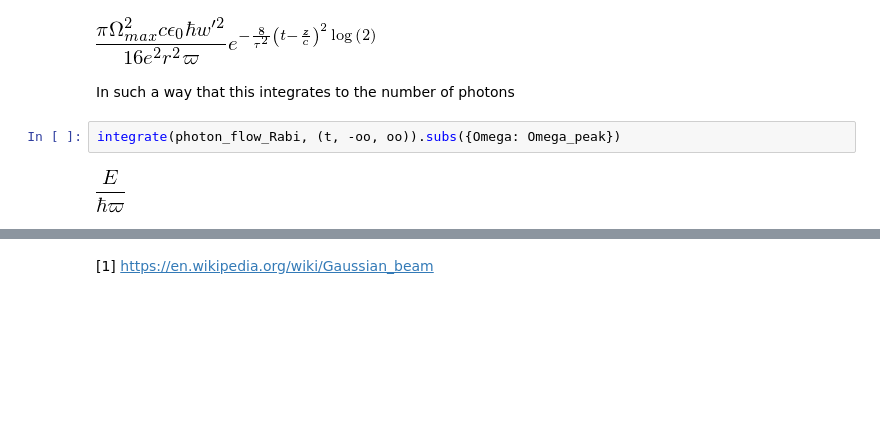
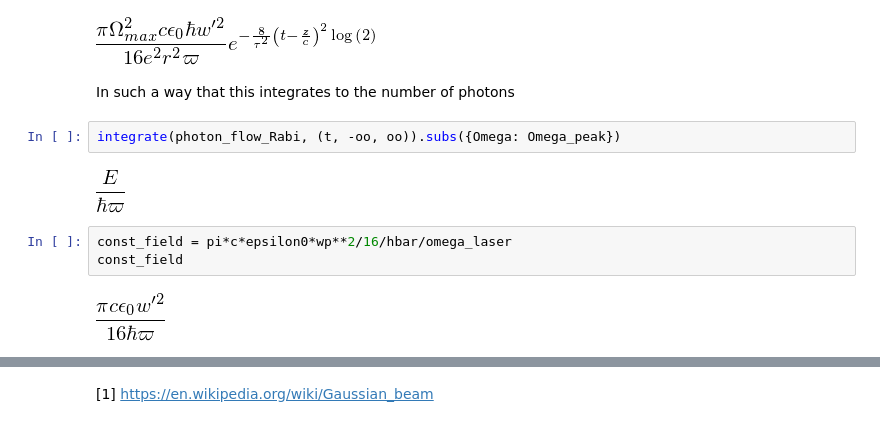
Before and after one commit to oscarlazoarjona/quantum_memories, a Jupyter notebook: examples/Measuring Rabi frequencies.ipynb, the cells around one changed output, grey strips where cells are left out. Cells and saved outputs as stored; diff of their text form; blank space fills up the shorter version.

```diff
--- a/examples/Measuring Rabi frequencies.ipynb
+++ b/examples/Measuring Rabi frequencies.ipynb
@@ -145,3 +150,8 @@ In such a way that this integrates to the number of photons
 integrate(photon_flow_Rabi, (t, -oo, oo)).subs({Omega: Omega_peak})
 # %% [output]
 [figure]
+# %%
+const_field = pi*c*epsilon0*wp**2/16/hbar/omega_laser
+const_field
+# %% [output]
+[figure, added]
```
Also changed, not shown: parts of 8 cells of this notebook, 5 other files.
